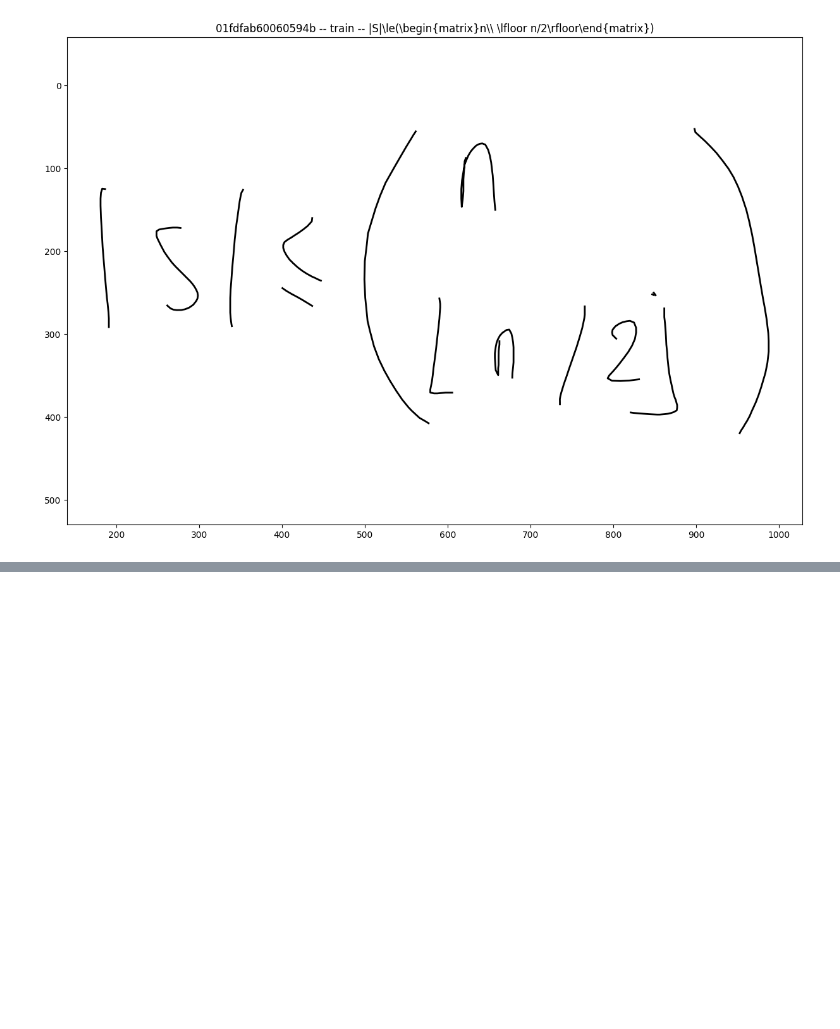
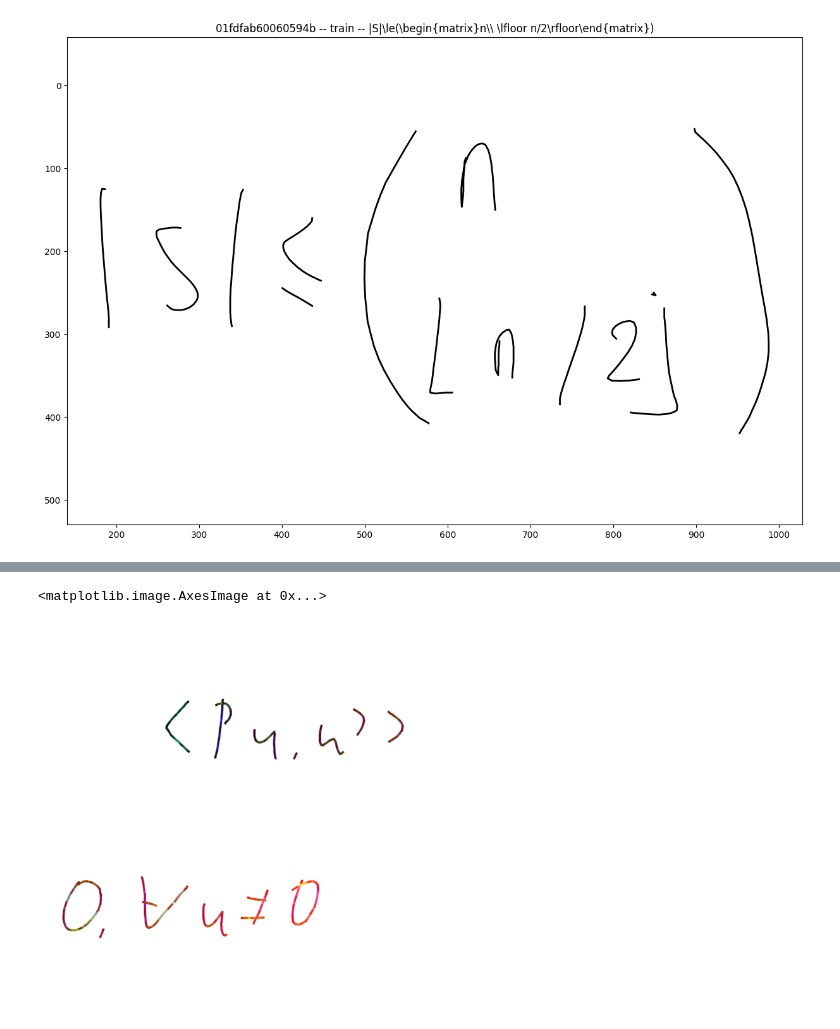
Before and after one commit to jinho-choi123/Handwriting2LaTeX, a Jupyter notebook: src/InkML-parser.ipynb, the cells around one changed output, grey strips where cells are left out. Cells and saved outputs as stored; diff of their text form; code cells hidden in the pictures; blank space fills up the shorter version.

```diff
--- a/src/InkML-parser.ipynb
+++ b/src/InkML-parser.ipynb
@@ -205,0 +325,7 @@ get_ink_sequence_token(test_ink, TIME_SAMPLING_DELTA)
+# %%
+# TEST PURPOSE
+plt.axis('off')
+plt.imshow(test_img_array)
+# %% [output]
+<matplotlib.image.AxesImage at 0x...>
+[figure, added]
```
Also changed, not shown: parts of 7 cells of this notebook.
